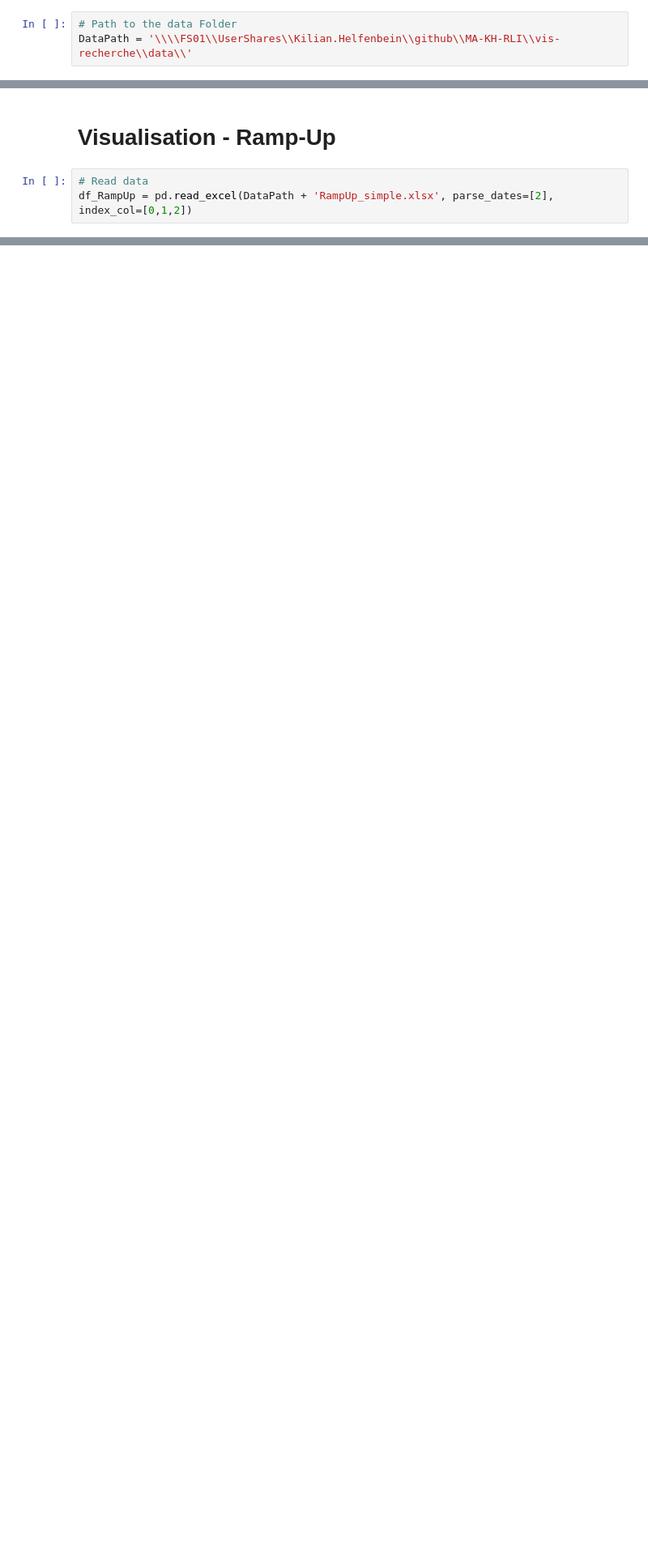
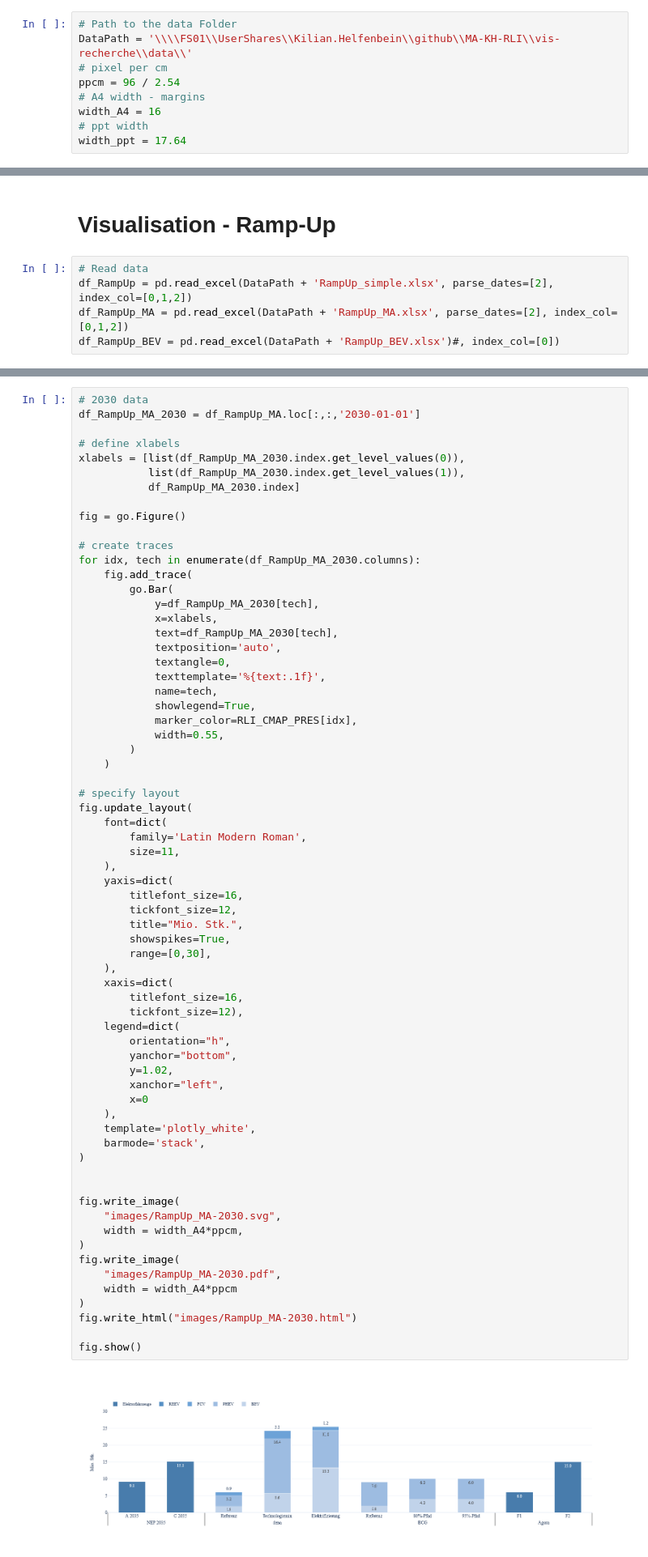
Before and after one commit to pablogallardoruiz/vis-recherche, a Jupyter notebook: python/vis_studyData.ipynb, the cells around one changed output, grey strips where cells are left out. Shown at 81% size. Drawn from its saved outputs; the diff is of its cells as text; blank space fills up the shorter version.

```diff
--- a/python/vis_studyData.ipynb
+++ b/python/vis_studyData.ipynb
@@ -22,6 +24,12 @@ pio.default_height = height
 # %%
 # Path to the data Folder
 DataPath = '\\\\FS01\\UserShares\\Kilian.Helfenbein\\github\\MA-KH-RLI\\vis-recherche\\data\\'
+# pixel per cm
+ppcm = 96 / 2.54
+# A4 width - margins
+width_A4 = 16
+# ppt width
+width_ppt = 17.64
 # %% [markdown]
 # Visualisation - Network Expension Costs
 # %%
@@ -96,6 +100,8 @@ fig.show()
 # %%
 # Read data
 df_RampUp = pd.read_excel(DataPath + 'RampUp_simple.xlsx', parse_dates=[2], index_col=[0,1,2])
+df_RampUp_MA = pd.read_excel(DataPath + 'RampUp_MA.xlsx', parse_dates=[2], index_col=[0,1,2])
+df_RampUp_BEV = pd.read_excel(DataPath + 'RampUp_BEV.xlsx')#, index_col=[0])
 # %%
 # 2030 data
 df_RampUp_2030 = df_RampUp.loc[:,:,'2030-01-01']
@@ -193,3 +192,72 @@ len(df_RampUp_2030)
+# %%
+# 2030 data
+df_RampUp_MA_2030 = df_RampUp_MA.loc[:,:,'2030-01-01']
+
+# define xlabels
+xlabels = [list(df_RampUp_MA_2030.index.get_level_values(0)),
+           list(df_RampUp_MA_2030.index.get_level_values(1)),
+           df_RampUp_MA_2030.index]
+
+fig = go.Figure()
+
+# create traces
+for idx, tech in enumerate(df_RampUp_MA_2030.columns):
+    fig.add_trace(
+        go.Bar(
+            y=df_RampUp_MA_2030[tech],
+            x=xlabels,
+            text=df_RampUp_MA_2030[tech],
+            textposition='auto',
+            textangle=0,
+            texttemplate='%{text:.1f}',
+            name=tech,
+            showlegend=True,
+            marker_color=RLI_CMAP_PRES[idx],
+            width=0.55,
+        )
+    )
+
+# specify layout
+fig.update_layout(
+    font=dict(
+        family='Latin Modern Roman',
+        size=11,
+    ),
+    yaxis=dict(
+        titlefont_size=16,
+        tickfont_size=12,
+        title="Mio. Stk.",
+        showspikes=True,
+        range=[0,30],
+    ),
+    xaxis=dict(
+        titlefont_size=16,
+        tickfont_size=12),
+    legend=dict(
+        orientation="h",
+        yanchor="bottom",
+        y=1.02,
+        xanchor="left",
+        x=0
+    ),
+    template='plotly_white',
+    barmode='stack',
+)
+
+
+fig.write_image(
+    "images/RampUp_MA-2030.svg",
+    width = width_A4*ppcm,
+)
+fig.write_image(
+    "images/RampUp_MA-2030.pdf",
+    width = width_A4*ppcm
+)
+fig.write_html("images/RampUp_MA-2030.html")
+
+fig.show()
+# %% [output]
+[figure, added]
 # %%
 # 2050 data
 df_RampUp_2050 = df_RampUp.loc[:,:,'2050-01-01']
```
Also changed, not shown: parts of 14 cells of this notebook.
